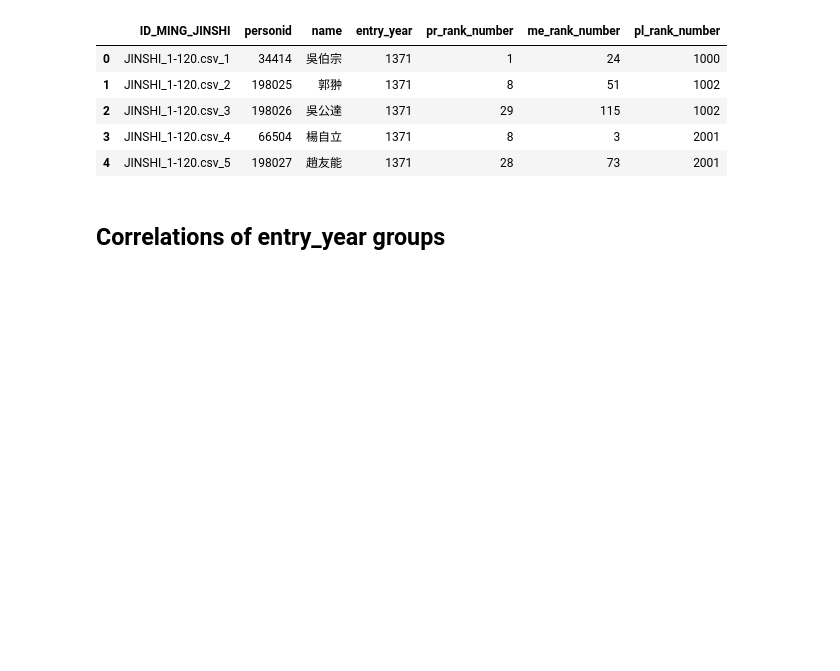
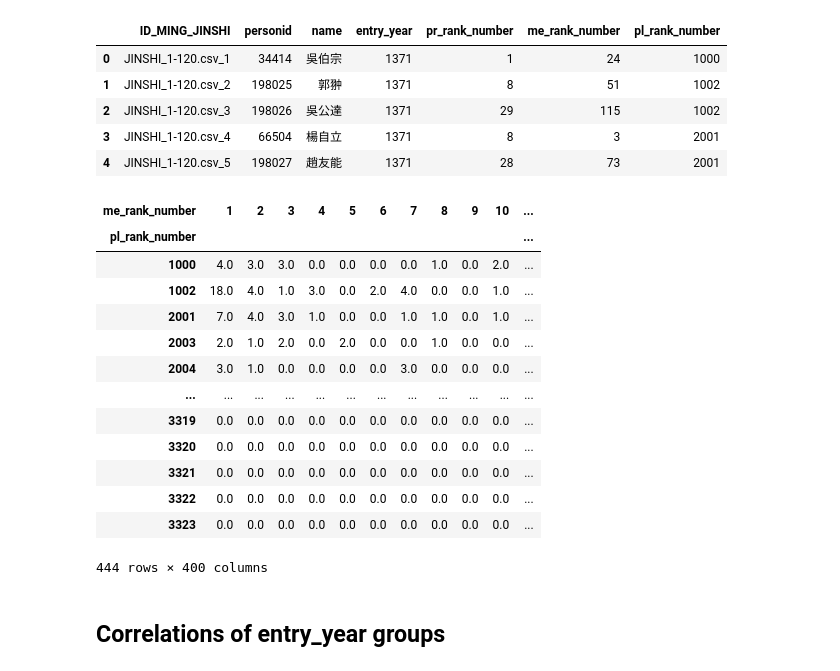
Before and after one commit to sudoghut/ming_provincial_metropolitan_palace_exam_rank_correlation, a Jupyter notebook: ming_provincial_metropolitan_palace_exam_rank_correlation.ipynb, the cells around one changed output. Cells and saved outputs as stored; diff of their text form; code cells hidden in the pictures; blank space fills up the shorter version.

```diff
--- a/ming_provincial_metropolitan_palace_exam_rank_correlation.ipynb
+++ b/ming_provincial_metropolitan_palace_exam_rank_correlation.ipynb
@@ -378,6 +397,23 @@ modified_data_df.head()
 | 2 | JINSHI_1-120.csv_3 | 198026 | 吳公達 | 1371 | 29 | 115 | 1002 |
 | 3 | JINSHI_1-120.csv_4 | 66504 | 楊自立 | 1371 | 8 | 3 | 2001 |
 | 4 | JINSHI_1-120.csv_5 | 198027 | 趙友能 | 1371 | 28 | 73 | 2001 |
+# %%
+heatmap_data_pl_pr
+# %% [output]
+| me_rank_number | 1 | 2 | 3 | 4 | 5 | 6 | 7 | 8 | 9 | 10 | ... |
+| pl_rank_number |  |  |  |  |  |  |  |  |  |  | ... |
+| 1000 | 4.0 | 3.0 | 3.0 | 0.0 | 0.0 | 0.0 | 0.0 | 1.0 | 0.0 | 2.0 | ... |
+| 1002 | 18.0 | 4.0 | 1.0 | 3.0 | 0.0 | 2.0 | 4.0 | 0.0 | 0.0 | 1.0 | ... |
+| 2001 | 7.0 | 4.0 | 3.0 | 1.0 | 0.0 | 0.0 | 1.0 | 1.0 | 0.0 | 1.0 | ... |
+| 2003 | 2.0 | 1.0 | 2.0 | 0.0 | 2.0 | 0.0 | 0.0 | 1.0 | 0.0 | 0.0 | ... |
+| 2004 | 3.0 | 1.0 | 0.0 | 0.0 | 0.0 | 0.0 | 3.0 | 0.0 | 0.0 | 0.0 | ... |
+| ... | ... | ... | ... | ... | ... | ... | ... | ... | ... | ... | ... |
+| 3319 | 0.0 | 0.0 | 0.0 | 0.0 | 0.0 | 0.0 | 0.0 | 0.0 | 0.0 | 0.0 | ... |
+| 3320 | 0.0 | 0.0 | 0.0 | 0.0 | 0.0 | 0.0 | 0.0 | 0.0 | 0.0 | 0.0 | ... |
+| 3321 | 0.0 | 0.0 | 0.0 | 0.0 | 0.0 | 0.0 | 0.0 | 0.0 | 0.0 | 0.0 | ... |
+| 3322 | 0.0 | 0.0 | 0.0 | 0.0 | 0.0 | 0.0 | 0.0 | 0.0 | 0.0 | 0.0 | ... |
+| 3323 | 0.0 | 0.0 | 0.0 | 0.0 | 0.0 | 0.0 | 0.0 | 0.0 | 0.0 | 0.0 | ... |
+444 rows × 400 columns
 # %% [markdown]
 ## Correlations of entry_year groups
 # %%
```
Also changed, not shown: parts of 4 cells of this notebook, 1 other file.
